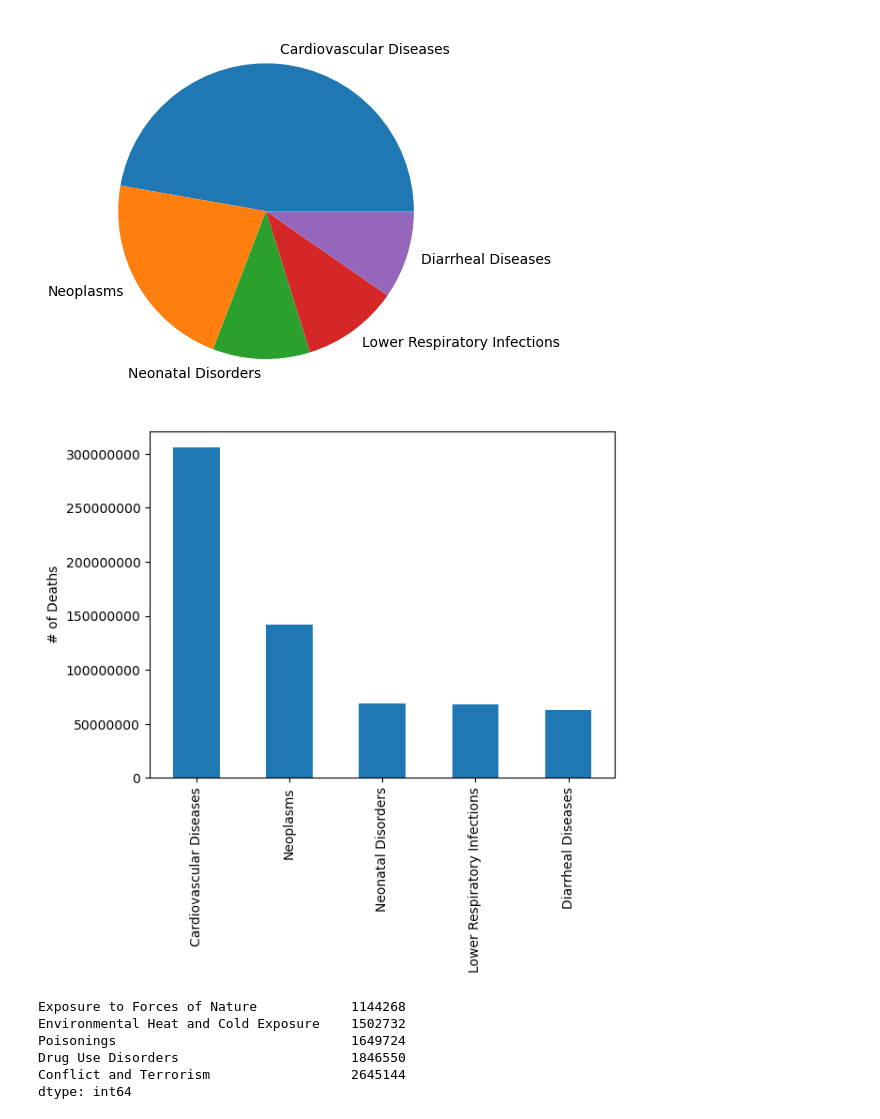
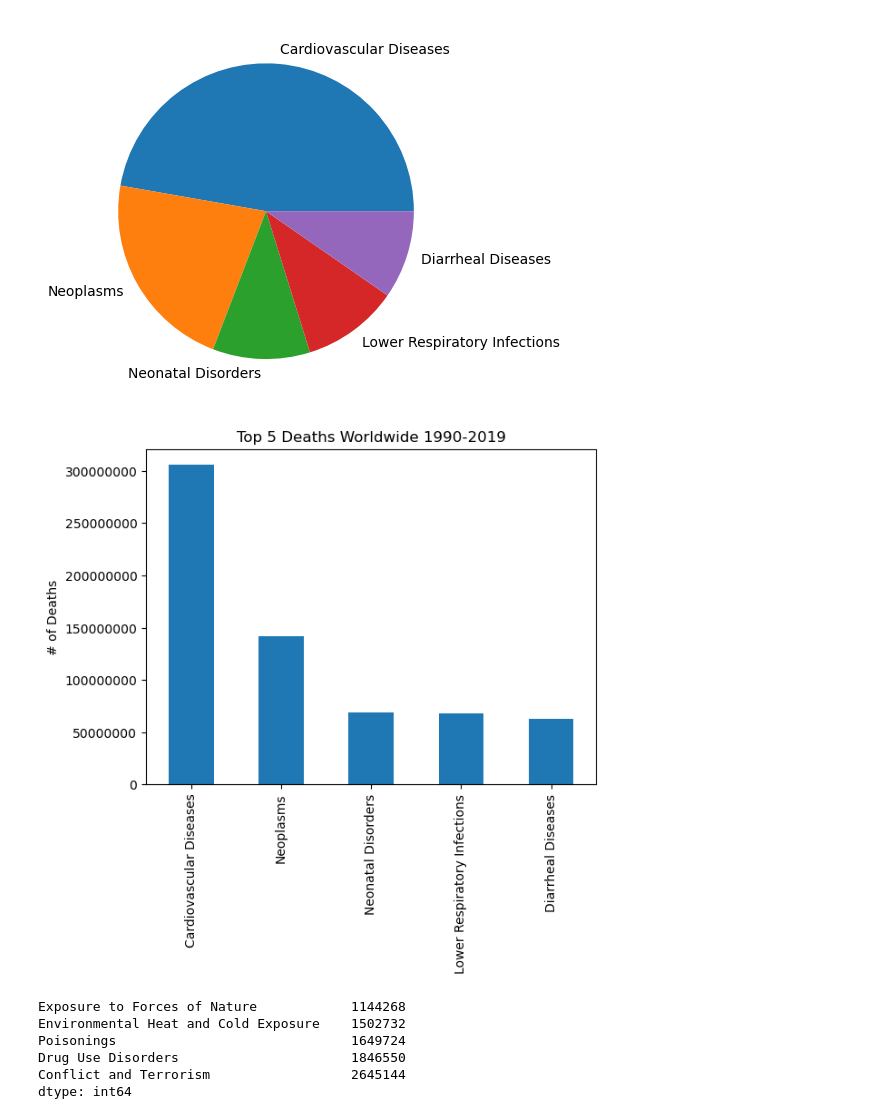
Before and after one commit to thomasjngo/Cause-of-Death-Analysis, a Jupyter notebook: Cause of Death Analysis/CommonCausesofDeath.ipynb, the cells around one changed output. Saved outputs shown, nothing was run; the diff lists cells and outputs as text; code cells hidden in the pictures.

Commit message:
y labels and titles

```diff
--- a/Cause of Death Analysis/CommonCausesofDeath.ipynb
+++ b/Cause of Death Analysis/CommonCausesofDeath.ipynb
@@ -124,11 +128,12 @@ top_deaths.plot.pie(autopct='%1.1f%%')
 # %%
 top_deaths.plot.bar()
 plt.ylabel('# of Deaths')
+plt.title('Top 5 Deaths Worldwide 1990-2019')
 #https://www.reddit.com/r/learnpython/comments/el4vbx/how_to_remove_scientific_notation_from_a/
 plt.gcf().axes[0].yaxis.get_major_formatter().set_scientific(False)
 plt.show()
 # %% [output]
-[figure, old version]
+[figure, new version]
 # %%
 #least deadly causes of death 1990-2019
 least_deaths_df=top_deaths_df.sort_values()
```
Also changed, not shown: parts of 12 cells of this notebook, 1 other file.
